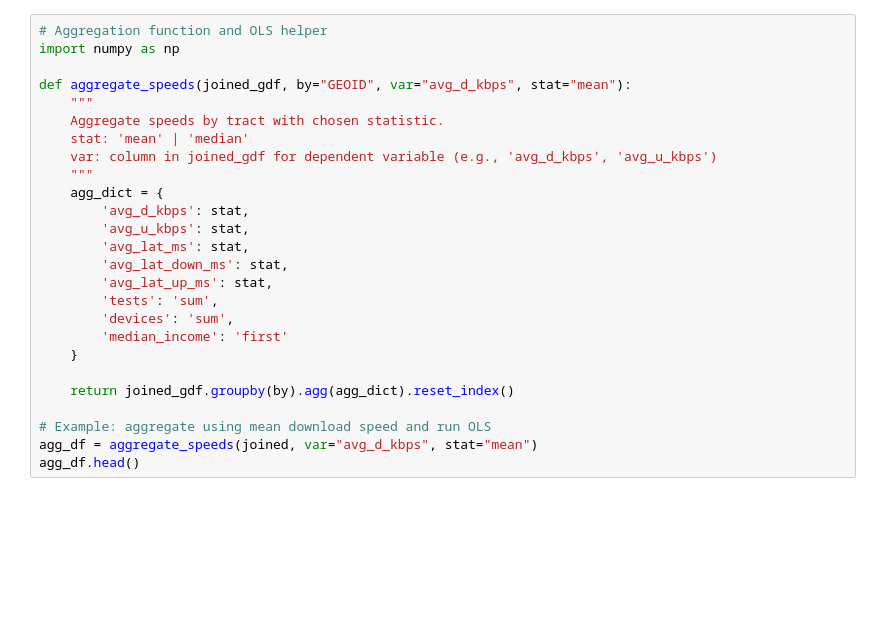
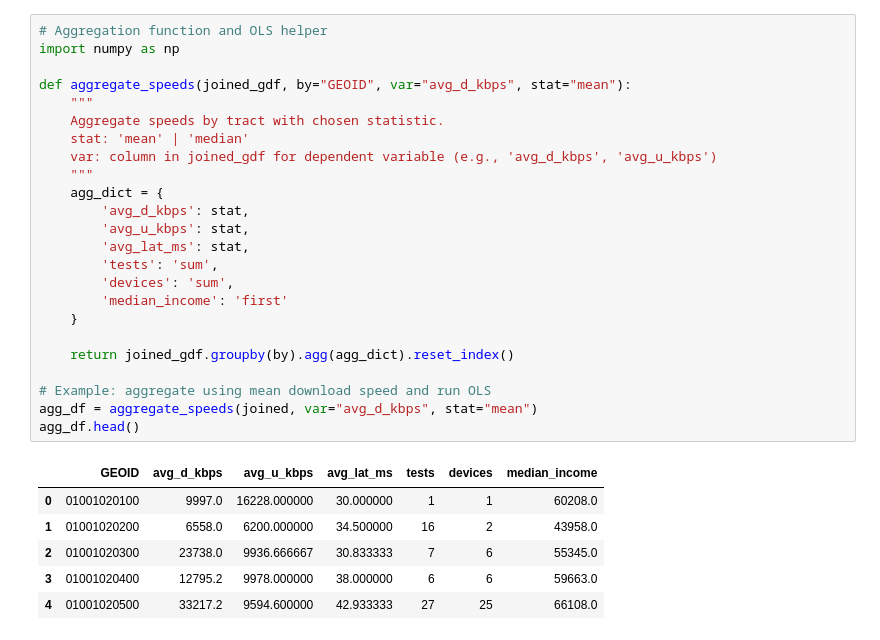
Before and after one commit to maxbusboom/WirelessIncome, a Jupyter notebook: notebooks/maxbusboom/2019_q1/03_ols.ipynb, the cells around one changed output. Cells and saved outputs as stored; diff of their text form; blank space fills up the shorter version.

```diff
--- a/notebooks/maxbusboom/2019_q1/03_ols.ipynb
+++ b/notebooks/maxbusboom/2019_q1/03_ols.ipynb
@@ -44,28 +59,33 @@ joined.head()
 # %%
 # Aggregation function and OLS helper
 import numpy as np
 
 def aggregate_speeds(joined_gdf, by="GEOID", var="avg_d_kbps", stat="mean"):
     """
     Aggregate speeds by tract with chosen statistic.
     stat: 'mean' | 'median'
     var: column in joined_gdf for dependent variable (e.g., 'avg_d_kbps', 'avg_u_kbps')
     """
     agg_dict = {
         'avg_d_kbps': stat,
         'avg_u_kbps': stat,
         'avg_lat_ms': stat,
-        'avg_lat_down_ms': stat,
-        'avg_lat_up_ms': stat,
         'tests': 'sum',
         'devices': 'sum',
         'median_income': 'first'
     }
 
     return joined_gdf.groupby(by).agg(agg_dict).reset_index()
 
 # Example: aggregate using mean download speed and run OLS
 agg_df = aggregate_speeds(joined, var="avg_d_kbps", stat="mean")
 agg_df.head()
+# %% [output]
+|  | GEOID | avg_d_kbps | avg_u_kbps | avg_lat_ms | tests | devices | median_income |
+| 0 | 01001020100 | 9997.0 | 16228.000000 | 30.000000 | 1 | 1 | 60208.0 |
+| 1 | 01001020200 | 6558.0 | 6200.000000 | 34.500000 | 16 | 2 | 43958.0 |
+| 2 | 01001020300 | 23738.0 | 9936.666667 | 30.833333 | 7 | 6 | 55345.0 |
+| 3 | 01001020400 | 12795.2 | 9978.000000 | 38.000000 | 6 | 6 | 59663.0 |
+| 4 | 01001020500 | 33217.2 | 9594.600000 | 42.933333 | 27 | 25 | 66108.0 |
 # %%
 agg_df.tests.hist(bins=50)
```
Also changed, not shown: parts of 6 cells of this notebook, 10 other files.
